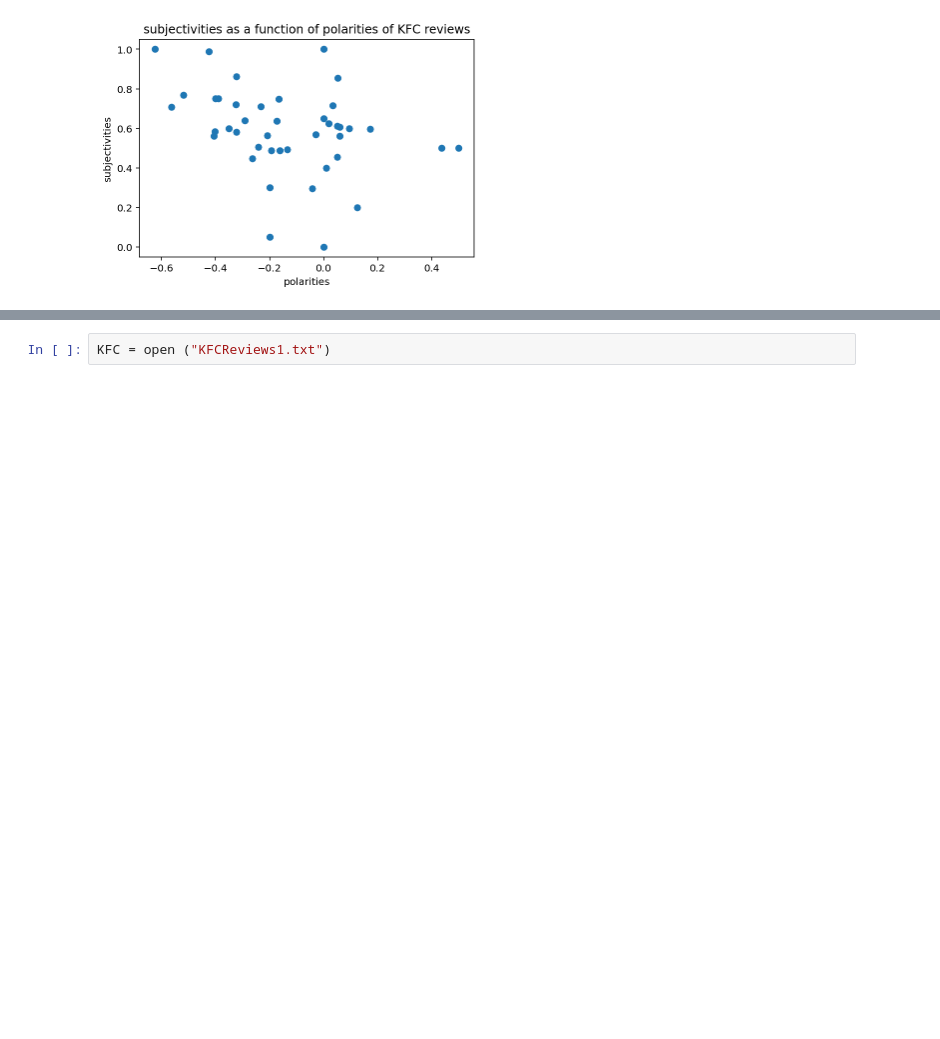
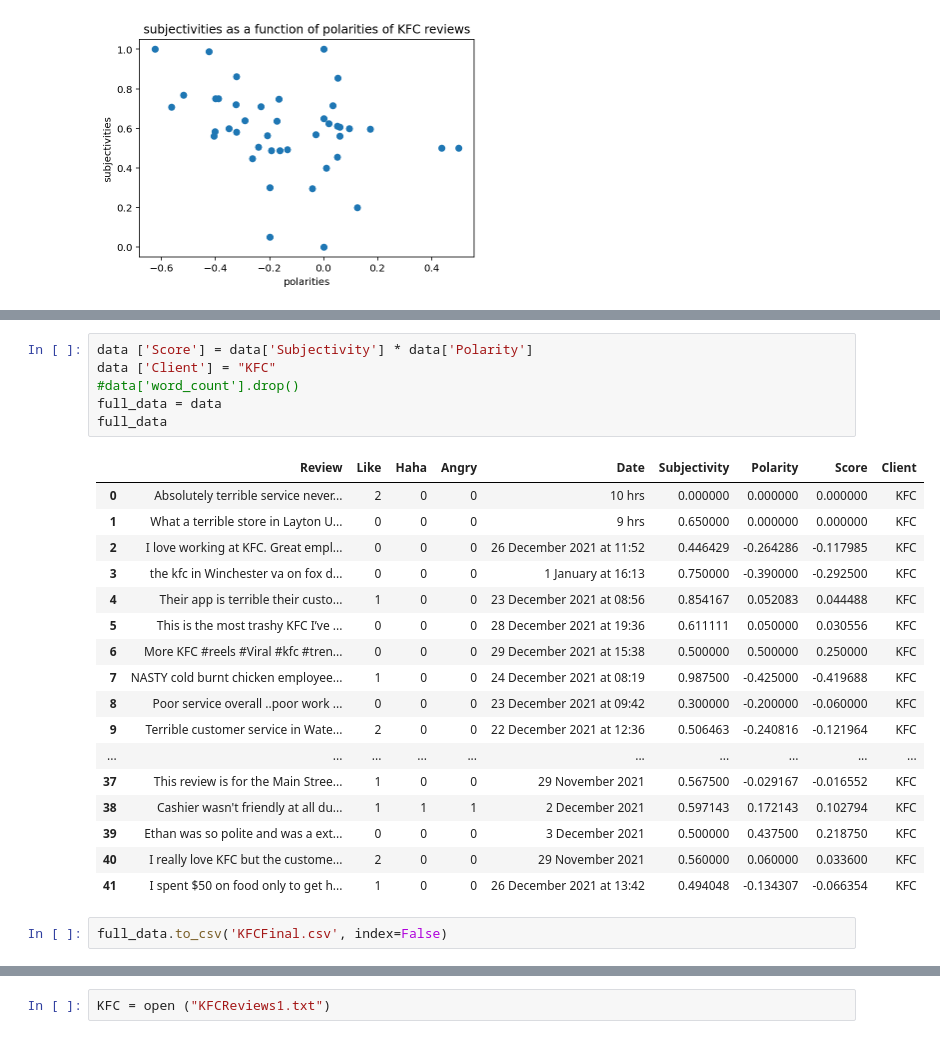
Before and after one commit to ThomasScattergoodQualitest/AutomationEnabler, a Jupyter notebook: KFCCSV.ipynb, the cells around one changed output, grey strips where cells are left out. Cells and saved outputs as stored; diff of their text form; blank space fills up the shorter version.

```diff
--- a/KFCCSV.ipynb
+++ b/KFCCSV.ipynb
@@ -192,3 +191,29 @@ data
 | 39 | Ethan was so polite and was a ext... | 0 | 0 | 0 | 3 December 2021 | 0.500000 | 0.437500 |
 | 40 | I really love KFC but the custome... | 2 | 0 | 0 | 29 November 2021 | 0.560000 | 0.060000 |
 | 41 | I spent $50 on food only to get h... | 1 | 0 | 0 | 26 December 2021 at 13:42 | 0.494048 | -0.134307 |
+# %%
+data ['Score'] = data['Subjectivity'] * data['Polarity']
+data ['Client'] = "KFC"
+#data['word_count'].drop()
+full_data = data
+full_data
+# %% [output]
+|  | Review | Like | Haha | Angry | Date | Subjectivity | Polarity | Score | Client |
+| 0 | Absolutely terrible service never... | 2 | 0 | 0 | 10 hrs | 0.000000 | 0.000000 | 0.000000 | KFC |
+| 1 | What a terrible store in Layton U... | 0 | 0 | 0 | 9 hrs | 0.650000 | 0.000000 | 0.000000 | KFC |
+| 2 | I love working at KFC. Great empl... | 0 | 0 | 0 | 26 December 2021 at 11:52 | 0.446429 | -0.264286 | -0.117985 | KFC |
+| 3 | the kfc in Winchester va on fox d... | 0 | 0 | 0 | 1 January at 16:13 | 0.750000 | -0.390000 | -0.292500 | KFC |
+| 4 | Their app is terrible their custo... | 1 | 0 | 0 | 23 December 2021 at 08:56 | 0.854167 | 0.052083 | 0.044488 | KFC |
+| 5 | This is the most trashy KFC I’ve ... | 0 | 0 | 0 | 28 December 2021 at 19:36 | 0.611111 | 0.050000 | 0.030556 | KFC |
+| 6 | More KFC #reels #Viral #kfc #tren... | 0 | 0 | 0 | 29 December 2021 at 15:38 | 0.500000 | 0.500000 | 0.250000 | KFC |
+| 7 | NASTY cold burnt chicken employee... | 1 | 0 | 0 | 24 December 2021 at 08:19 | 0.987500 | -0.425000 | -0.419688 | KFC |
+| 8 | Poor service overall ..poor work ... | 0 | 0 | 0 | 23 December 2021 at 09:42 | 0.300000 | -0.200000 | -0.060000 | KFC |
+| 9 | Terrible customer service in Wate... | 2 | 0 | 0 | 22 December 2021 at 12:36 | 0.506463 | -0.240816 | -0.121964 | KFC |
+| ... | ... | ... | ... | ... | ... | ... | ... | ... | ... |
+| 37 | This review is for the Main Stree... | 1 | 0 | 0 | 29 November 2021 | 0.567500 | -0.029167 | -0.016552 | KFC |
+| 38 | Cashier wasn't friendly at all du... | 1 | 1 | 1 | 2 December 2021 | 0.597143 | 0.172143 | 0.102794 | KFC |
+| 39 | Ethan was so polite and was a ext... | 0 | 0 | 0 | 3 December 2021 | 0.500000 | 0.437500 | 0.218750 | KFC |
+| 40 | I really love KFC but the custome... | 2 | 0 | 0 | 29 November 2021 | 0.560000 | 0.060000 | 0.033600 | KFC |
+| 41 | I spent $50 on food only to get h... | 1 | 0 | 0 | 26 December 2021 at 13:42 | 0.494048 | -0.134307 | -0.066354 | KFC |
+# %%
+full_data.to_csv('KFCFinal.csv', index=False)
```
Also changed, not shown: parts of 5 cells of this notebook, 3 other files.
